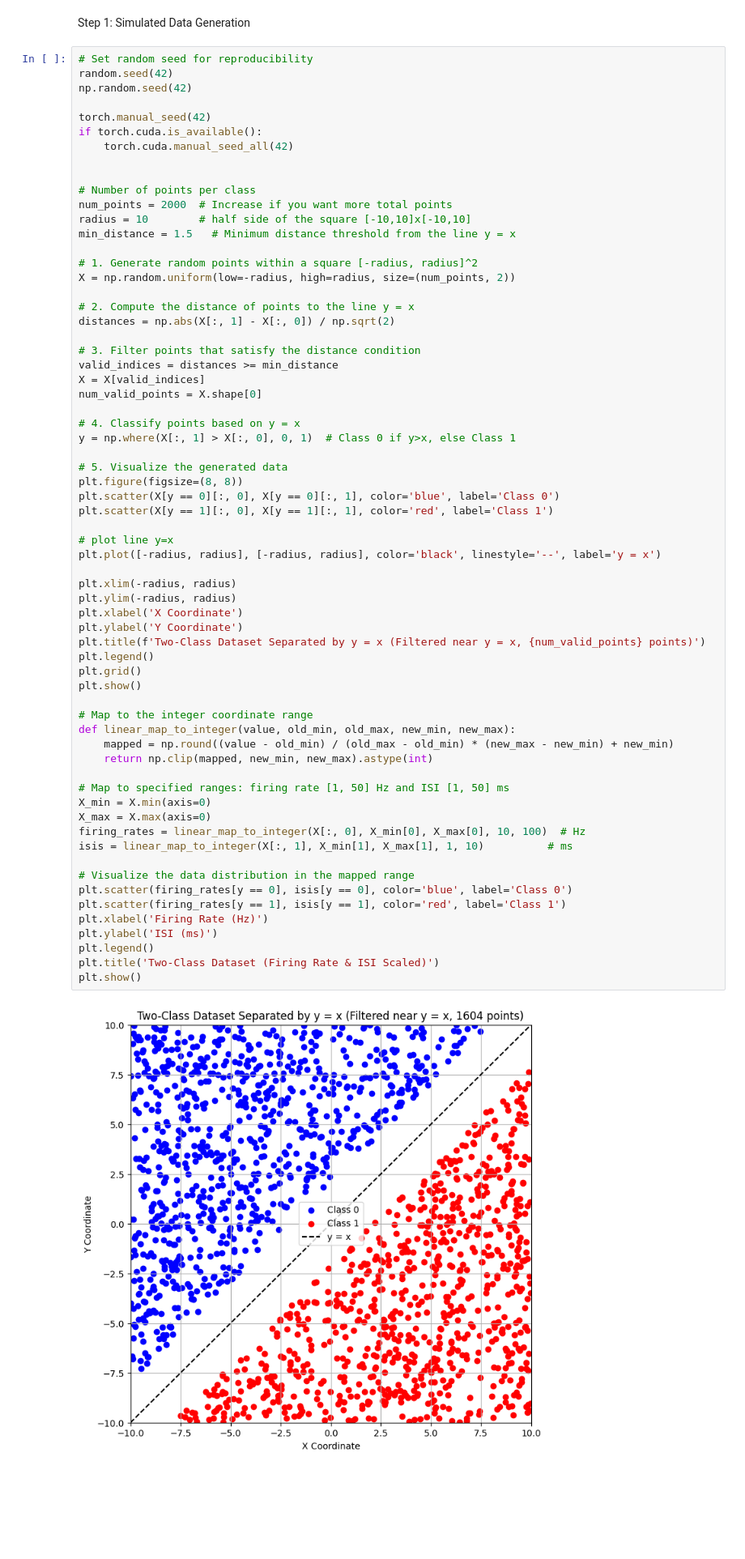
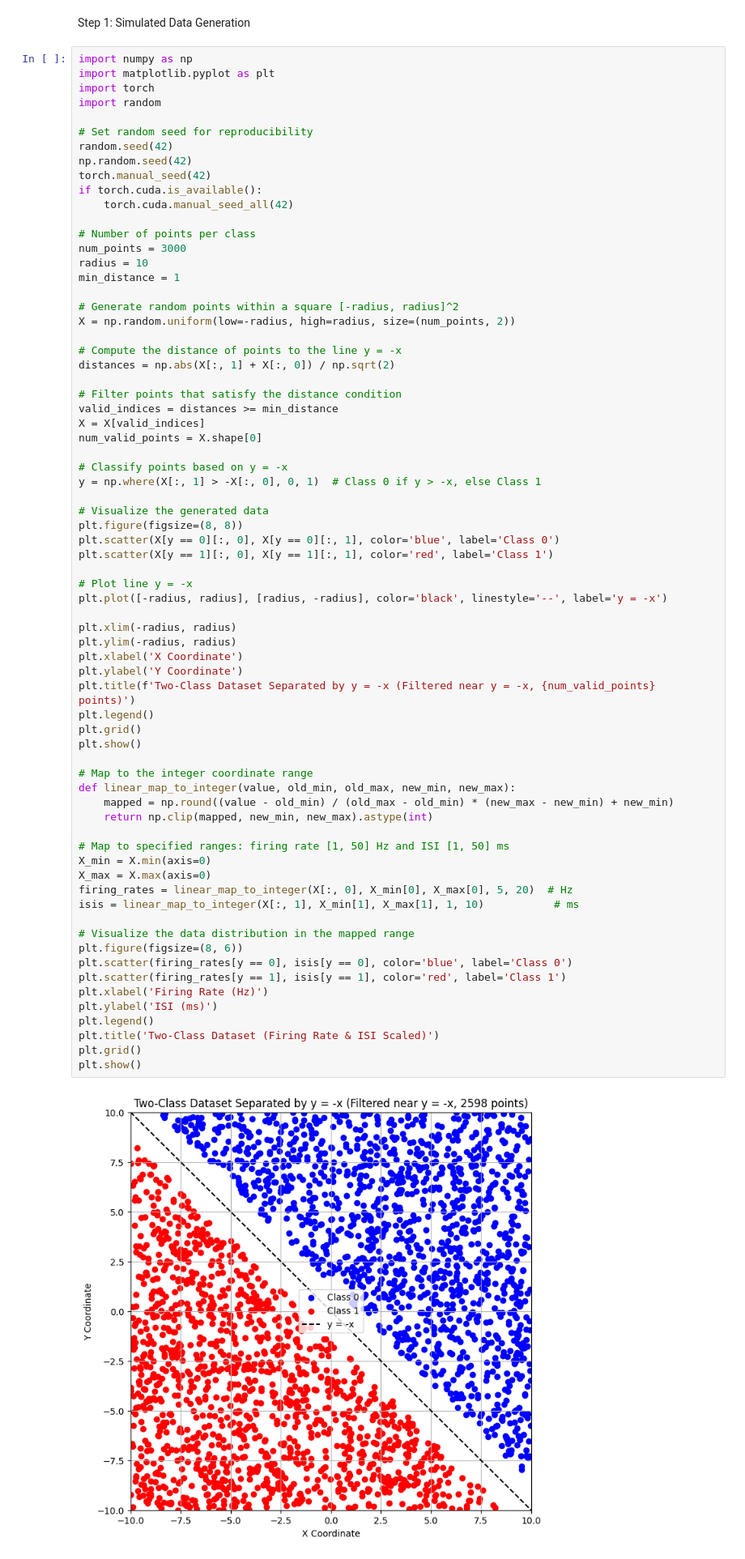
Before and after one commit to Oooorca/IRP_Neuro_SNN, a Jupyter notebook: trainwithF.ipynb, the cells around one changed output. Shown: that part at 81% size. Saved outputs shown, nothing was run; the diff lists cells and outputs as text; blank space fills up the shorter version.

```diff
--- a/trainwithF.ipynb
+++ b/trainwithF.ipynb
@@ -14,69 +14,74 @@ ms = 1e-3 # use this constant so you can write e.g. 1*ms for a time
 # %% [markdown]
 Step 1: Simulated Data Generation
 # %%
+import numpy as np
+import matplotlib.pyplot as plt
+import torch
+import random
+
 # Set random seed for reproducibility
 random.seed(42)
 np.random.seed(42)
-
 torch.manual_seed(42)
 if torch.cuda.is_available():
     torch.cuda.manual_seed_all(42)
 
+# Number of points per class
+num_points = 3000
+radius = 10
+min_distance = 1
 
-# Number of points per class
-num_points = 2000  # Increase if you want more total points
-radius = 10        # half side of the square [-10,10]x[-10,10]
-min_distance = 1.5   # Minimum distance threshold from the line y = x
-
-# 1. Generate random points within a square [-radius, radius]^2
+# Generate random points within a square [-radius, radius]^2
 X = np.random.uniform(low=-radius, high=radius, size=(num_points, 2))
 
-# 2. Compute the distance of points to the line y = x
-distances = np.abs(X[:, 1] - X[:, 0]) / np.sqrt(2)
+# Compute the distance of points to the line y = -x
+distances = np.abs(X[:, 1] + X[:, 0]) / np.sqrt(2)
 
-# 3. Filter points that satisfy the distance condition
+# Filter points that satisfy the distance condition
 valid_indices = distances >= min_distance
 X = X[valid_indices]
 num_valid_points = X.shape[0]
 
-# 4. Classify points based on y = x
-y = np.where(X[:, 1] > X[:, 0], 0, 1)  # Class 0 if y>x, else Class 1
+# Classify points based on y = -x
+y = np.where(X[:, 1] > -X[:, 0], 0, 1)  # Class 0 if y > -x, else Class 1
 
-# 5. Visualize the generated data
+# Visualize the generated data
 plt.figure(figsize=(8, 8))
 plt.scatter(X[y == 0][:, 0], X[y == 0][:, 1], color='blue', label='Class 0')
 plt.scatter(X[y == 1][:, 0], X[y == 1][:, 1], color='red', label='Class 1')
 
-# plot line y=x
-plt.plot([-radius, radius], [-radius, radius], color='black', linestyle='--', label='y = x')
+# Plot line y = -x
+plt.plot([-radius, radius], [radius, -radius], color='black', linestyle='--', label='y = -x')
 
 plt.xlim(-radius, radius)
 plt.ylim(-radius, radius)
 plt.xlabel('X Coordinate')
 plt.ylabel('Y Coordinate')
-plt.title(f'Two-Class Dataset Separated by y = x (Filtered near y = x, {num_valid_points} points)')
+plt.title(f'Two-Class Dataset Separated by y = -x (Filtered near y = -x, {num_valid_points} points)')
 plt.legend()
 plt.grid()
 plt.show()
 
 # Map to the integer coordinate range
 def linear_map_to_integer(value, old_min, old_max, new_min, new_max):
     mapped = np.round((value - old_min) / (old_max - old_min) * (new_max - new_min) + new_min)
     return np.clip(mapped, new_min, new_max).astype(int)
 
 # Map to specified ranges: firing rate [1, 50] Hz and ISI [1, 50] ms
 X_min = X.min(axis=0)
 X_max = X.max(axis=0)
-firing_rates = linear_map_to_integer(X[:, 0], X_min[0], X_max[0], 10, 100)  # Hz
-isis = linear_map_to_integer(X[:, 1], X_min[1], X_max[1], 1, 10)          # ms
+firing_rates = linear_map_to_integer(X[:, 0], X_min[0], X_max[0], 5, 20)  # Hz
+isis = linear_map_to_integer(X[:, 1], X_min[1], X_max[1], 1, 10)           # ms
 
 # Visualize the data distribution in the mapped range
+plt.figure(figsize=(8, 6))
 plt.scatter(firing_rates[y == 0], isis[y == 0], color='blue', label='Class 0')
 plt.scatter(firing_rates[y == 1], isis[y == 1], color='red', label='Class 1')
 plt.xlabel('Firing Rate (Hz)')
 plt.ylabel('ISI (ms)')
 plt.legend()
 plt.title('Two-Class Dataset (Firing Rate & ISI Scaled)')
+plt.grid()
 plt.show()
 # %% [output]
-[figure, old version]
+[figure, new version]
```
Also changed, not shown: parts of 22 cells of this notebook, 21 other files.
